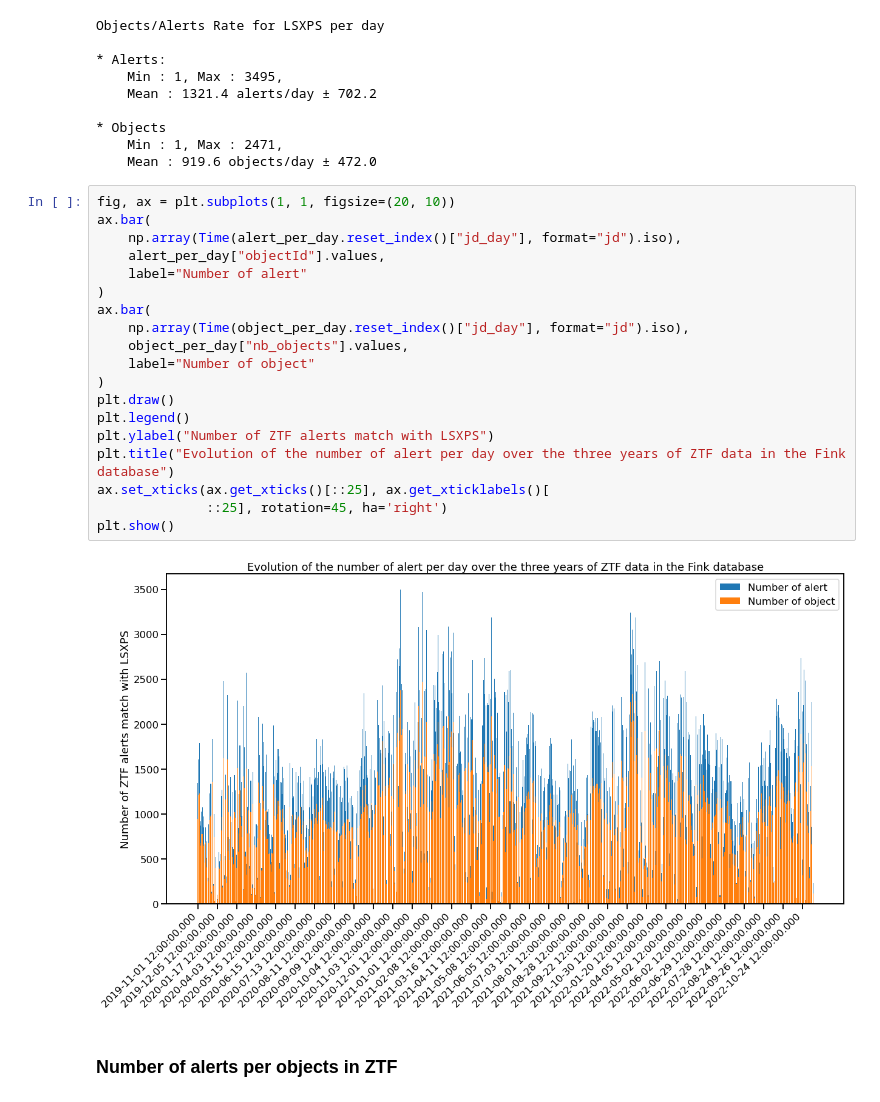
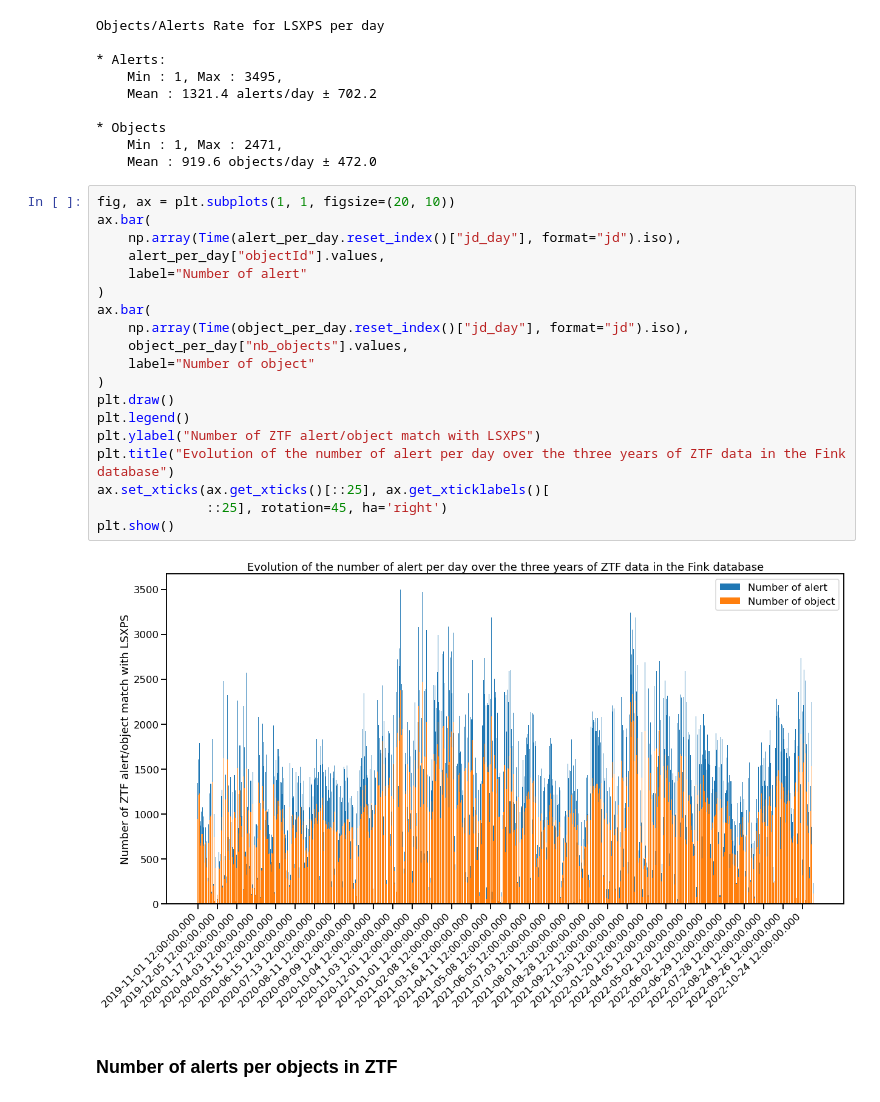
Before and after one commit to JulienPeloton/fink-agn, a Jupyter notebook: notebooks/LSXPS_in_Fink.ipynb, the cells around one changed output. Drawn from its saved outputs; the diff is of its cells as text.

```diff
--- a/notebooks/LSXPS_in_Fink.ipynb
+++ b/notebooks/LSXPS_in_Fink.ipynb
@@ -186,24 +187,24 @@ Objects/Alerts Rate for LSXPS per day
 # %%
 fig, ax = plt.subplots(1, 1, figsize=(20, 10))
 ax.bar(
     np.array(Time(alert_per_day.reset_index()["jd_day"], format="jd").iso),
     alert_per_day["objectId"].values,
     label="Number of alert"
 )
 ax.bar(
     np.array(Time(object_per_day.reset_index()["jd_day"], format="jd").iso),
     object_per_day["nb_objects"].values,
     label="Number of object"
 )
 plt.draw()
 plt.legend()
-plt.ylabel("Number of ZTF alerts match with LSXPS")
+plt.ylabel("Number of ZTF alert/object match with LSXPS")
 plt.title("Evolution of the number of alert per day over the three years of ZTF data in the Fink database")
 ax.set_xticks(ax.get_xticks()[::25], ax.get_xticklabels()[
               ::25], rotation=45, ha='right')
 plt.show()
 # %% [output]
-[figure, old version]
+[figure, new version]
 # %% [markdown]
 ### Number of alerts per objects in ZTF
 # %%
```
Also changed, not shown: parts of 10 cells of this notebook, 1 other file.
